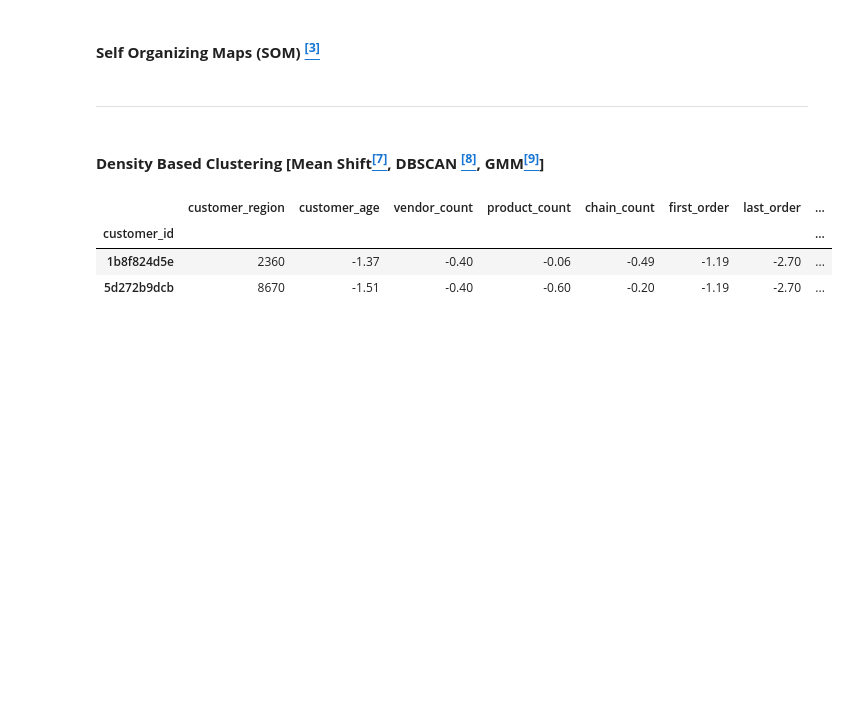
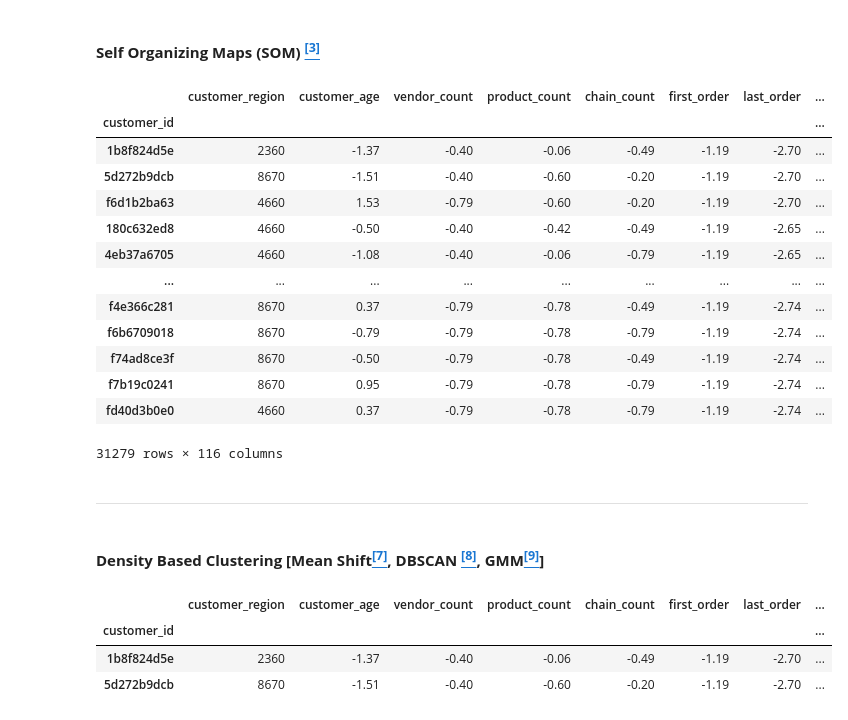
Before and after one commit to Silvestre17/DM_FoodDeliveryClustering_MasterProject, a Jupyter notebook: DM2425_Part2_37_06.ipynb, the cells around one changed output. Drawn from its saved outputs; the diff is of its cells as text; code cells hidden in the pictures; blank space fills up the shorter version.

```diff
--- a/DM2425_Part2_37_06.ipynb
+++ b/DM2425_Part2_37_06.ipynb
@@ -221,11 +242,28 @@ ABCDEats = ABCDEats.merge(KMeans_labels, on='customer_id')
 # Importing the SOM cluster labels
 SOM_labels = pd.read_parquet('data/DM2425_ABCDEats_SOM_ClusterLabels.parquet')
 
-# Rename the column 'labels', 'labels_value', 'labels_behaviors' to 'SOM_labels', 'SOM_labels_value', 'SOM_labels_behaviors'
-SOM_labels.rename(columns={'labels': 'SOM_labels', 'labels_value': 'SOM_labels_value', 'labels_behaviors': 'SOM_labels_behaviors'}, inplace=True)
+# Rename the column 'labels', 'labels_value', 'labels_behavior' to 'SOM_labels', 'SOM_labels_value', 'SOM_labels_behaviors'
+SOM_labels.rename(columns={'labels': 'SOM_labels', 'labels_value': 'SOM_labels_value', 'labels_behavior': 'SOM_labels_behaviors'}, inplace=True)
 
 # Merge the SOM_labels with the ABCDEats dataset
 ABCDEats = ABCDEats.merge(SOM_labels, on='customer_id')
+# %%
+ABCDEats
+# %% [output]
+|  | customer_region | customer_age | vendor_count | product_count | chain_count | first_order | last_order | ... |
+| customer_id |  |  |  |  |  |  |  | ... |
+| 1b8f824d5e | 2360 | -1.37 | -0.40 | -0.06 | -0.49 | -1.19 | -2.70 | ... |
+| 5d272b9dcb | 8670 | -1.51 | -0.40 | -0.60 | -0.20 | -1.19 | -2.70 | ... |
+| f6d1b2ba63 | 4660 | 1.53 | -0.79 | -0.60 | -0.20 | -1.19 | -2.70 | ... |
+| 180c632ed8 | 4660 | -0.50 | -0.40 | -0.42 | -0.49 | -1.19 | -2.65 | ... |
+| 4eb37a6705 | 4660 | -1.08 | -0.40 | -0.06 | -0.79 | -1.19 | -2.65 | ... |
+| ... | ... | ... | ... | ... | ... | ... | ... | ... |
+| f4e366c281 | 8670 | 0.37 | -0.79 | -0.78 | -0.49 | -1.19 | -2.74 | ... |
+| f6b6709018 | 8670 | -0.79 | -0.79 | -0.78 | -0.79 | -1.19 | -2.74 | ... |
+| f74ad8ce3f | 8670 | -0.50 | -0.79 | -0.78 | -0.49 | -1.19 | -2.74 | ... |
+| f7b19c0241 | 8670 | 0.95 | -0.79 | -0.78 | -0.79 | -1.19 | -2.74 | ... |
+| fd40d3b0e0 | 4660 | 0.37 | -0.79 | -0.78 | -0.79 | -1.19 | -2.74 | ... |
+31279 rows × 116 columns
 # %% [markdown]
 ---
 # %% [markdown]
```
Also changed, not shown: parts of 27 cells of this notebook, 12 other files.
